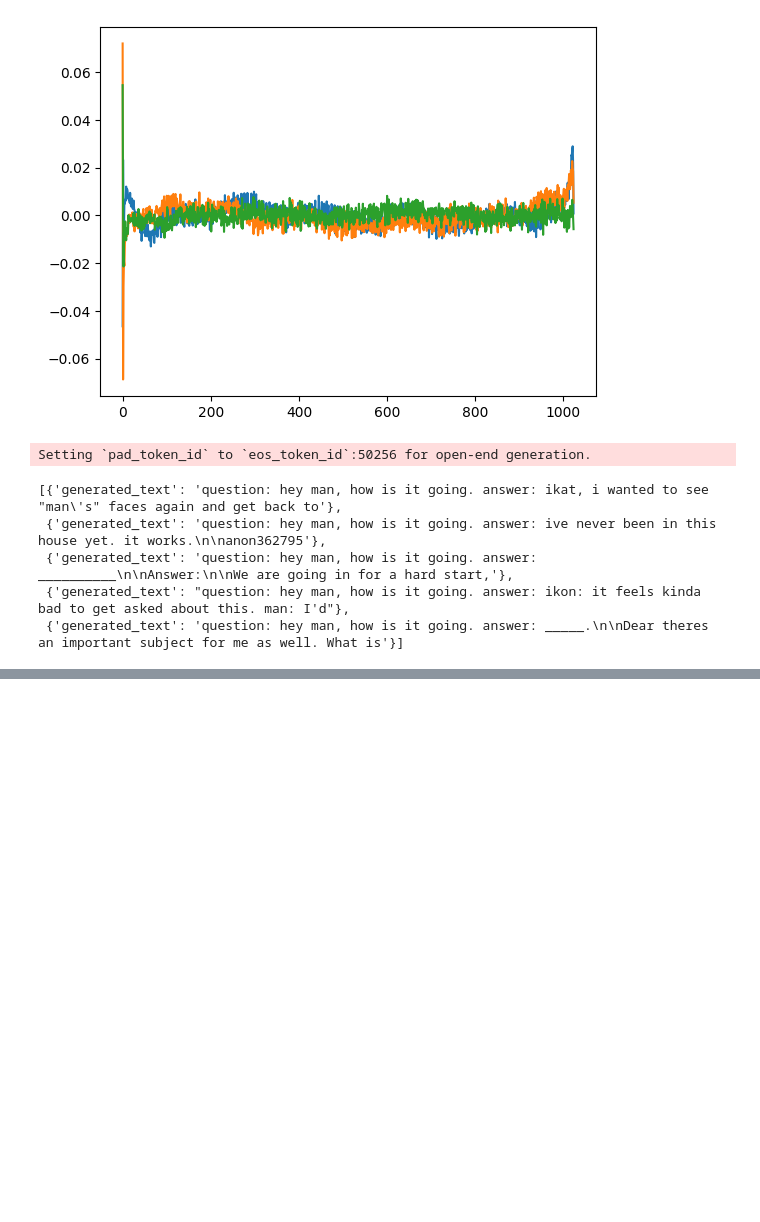
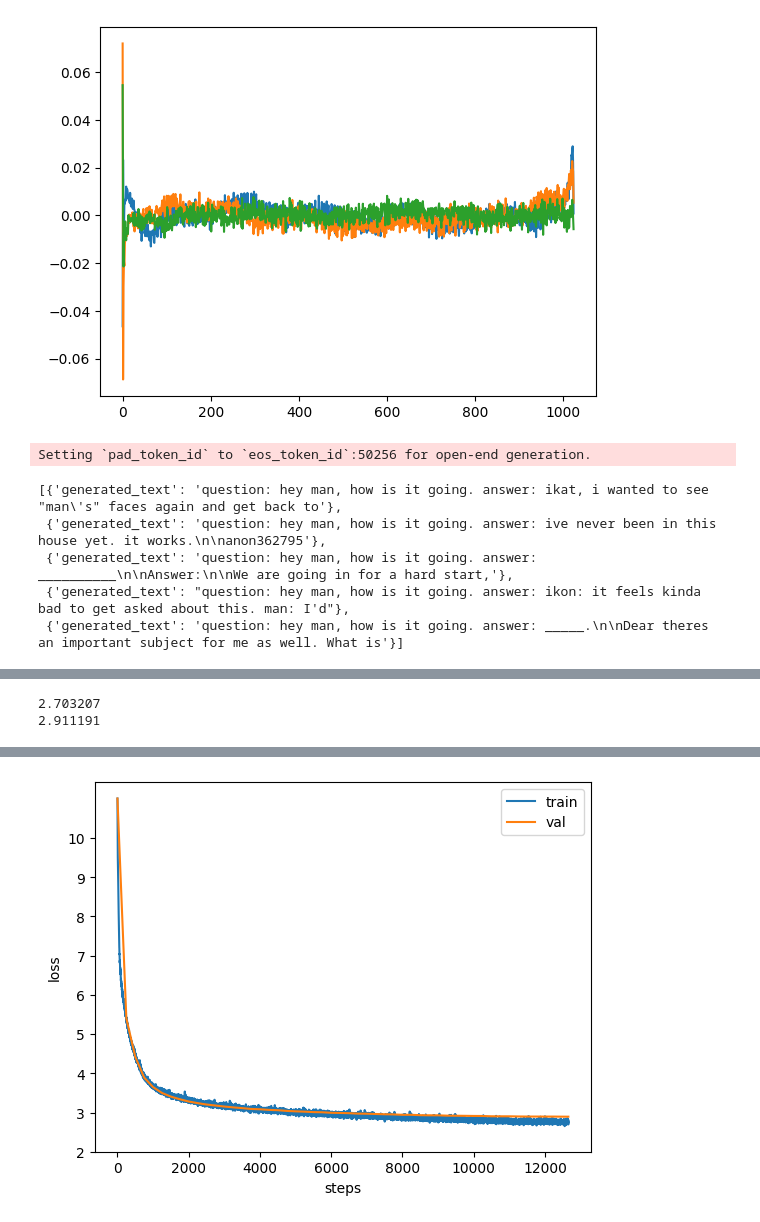
Before and after one commit to krispypancakes/dpt, a Jupyter notebook: notebooks/stuff.ipynb, the cells around one changed output, grey strips where cells are left out. Drawn from its saved outputs; the diff is of its cells as text; code cells hidden in the pictures; blank space fills up the shorter version.

Commit message:
get_lr inside the loader, print training and val loss

```diff
--- a/notebooks/stuff.ipynb
+++ b/notebooks/stuff.ipynb
@@ -62,0 +67,26 @@ Setting `pad_token_id` to `eos_token_id`:50256 for open-end generation.
+# %%
+path = "../checkpoints/checkpoint-10-09/loss.txt"
+# %%
+def show_progress(checkpoint_path: str) -> None:
+    with open(checkpoint_path, "r") as f:
+        losses = f.readlines()
+
+    train_losses = [(l.split(" ")[0], l.split(" ")[-1].strip()) for l in losses if "train" in l]
+    val_losses = [(l.split(" ")[0], l.split(" ")[-1].strip()) for l in losses if "val" in l]
+
+    step_train = [int(s[0]) for s in train_losses]
+    loss_train = [float(s[1]) for s in train_losses]
+
+    step_val = [int(s[0]) for s in val_losses]
+    loss_val = [float(s[1]) for s in val_losses]
+
+    print(f"min train loss: {min(loss_train)}")
+    print(f"min val loss: {min(loss_val)}")
+
+    plt.plot(step_train, loss_train)
+    plt.plot(step_val, loss_val)
+    plt.legend(("train", "val"))
+    plt.ylabel("loss")
+    plt.xlabel("steps")
+    plt.yticks(range(2,11))
+    plt.show()
@@ -62,0 +96,9 @@ Setting `pad_token_id` to `eos_token_id`:50256 for open-end generation.
+# %%
+print(min(loss_train))
+print(min(loss_val))
+# %% [output]
+2.703207
+2.911191
+# %%
+show_progress(path)
+# %% [output]
@@ -62,0 +107 @@ Setting `pad_token_id` to `eos_token_id`:50256 for open-end generation.
+[figure, added]
```
Also changed, not shown: parts of 4 cells of this notebook, 1 other file.
